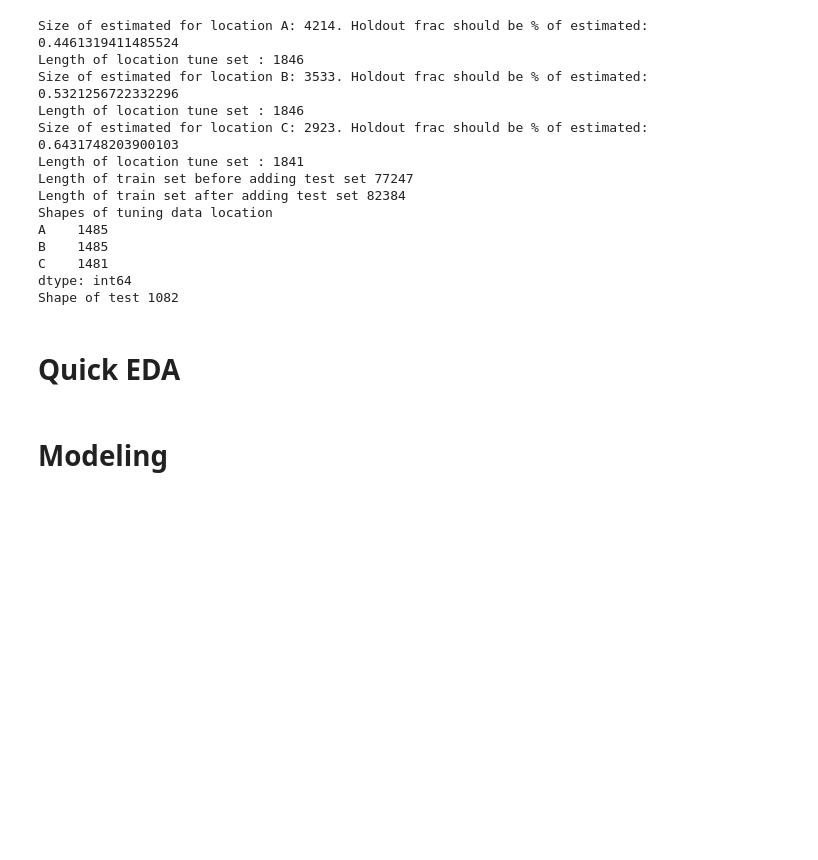
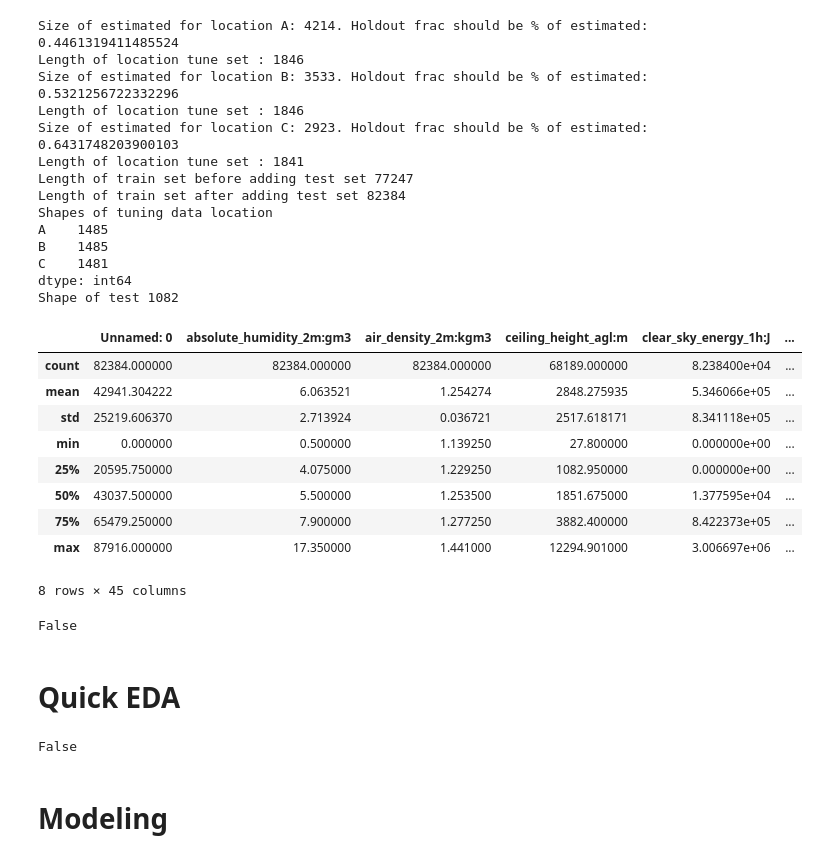
Before and after one commit to jorgensandhaug/TDT4173, a Jupyter notebook: 141_13250_each.ipynb, the cells around one changed output. Cells and saved outputs as stored; diff of their text form; code cells hidden in the pictures; blank space fills up the shorter version.

```diff
--- a/141_13250_each.ipynb
+++ b/141_13250_each.ipynb
@@ -658,3 +662,27 @@ Shape of test 1082
+# %%
+train_data_file = pd.read_csv('train_data_henrik.csv')
+tuning_data_file = pd.read_csv('tuning_data_henrik.csv')
+test_data_file = pd.read_csv('test_data_henrik.csv')
+
+a = True
+
+display(train_data_file.describe())
+train_data.describe()
+
+a = train_data_file.equals(train_data)
+print(a)
+# %% [output]
+|  | Unnamed: 0 | absolute_humidity_2m:gm3 | air_density_2m:kgm3 | ceiling_height_agl:m | clear_sky_energy_1h:J | ... |
+| count | 82384.000000 | 82384.000000 | 82384.000000 | 68189.000000 | 8.238400e+04 | ... |
+| mean | 42941.304222 | 6.063521 | 1.254274 | 2848.275935 | 5.346066e+05 | ... |
+| std | 25219.606370 | 2.713924 | 0.036721 | 2517.618171 | 8.341118e+05 | ... |
+| min | 0.000000 | 0.500000 | 1.139250 | 27.800000 | 0.000000e+00 | ... |
+| 25% | 20595.750000 | 4.075000 | 1.229250 | 1082.950000 | 0.000000e+00 | ... |
+| 50% | 43037.500000 | 5.500000 | 1.253500 | 1851.675000 | 1.377595e+04 | ... |
+| 75% | 65479.250000 | 7.900000 | 1.277250 | 3882.400000 | 8.422373e+05 | ... |
+| max | 87916.000000 | 17.350000 | 1.441000 | 12294.901000 | 3.006697e+06 | ... |
+8 rows × 45 columns
+False
 # %% [markdown]
 # Quick EDA
 # %%
@@ -664,6 +692,13 @@ if run_analysis:
 # %%
 if run_analysis:
     auto.target_analysis(train_data=train_data, label="y", sample=None)
+# %%
+data = TabularDataset('X_train_raw.csv')
+data['ds'] = pd.to_datetime(data['ds'])
+data = data.sort_values(by='ds')
+data.equals(pd.concat([train_data, tuning_data, test_data]))
+# %% [output]
+False
 # %% [markdown]
 # Modeling
 # %%
```
Also changed, not shown: parts of 2 cells of this notebook, 8 other files.
